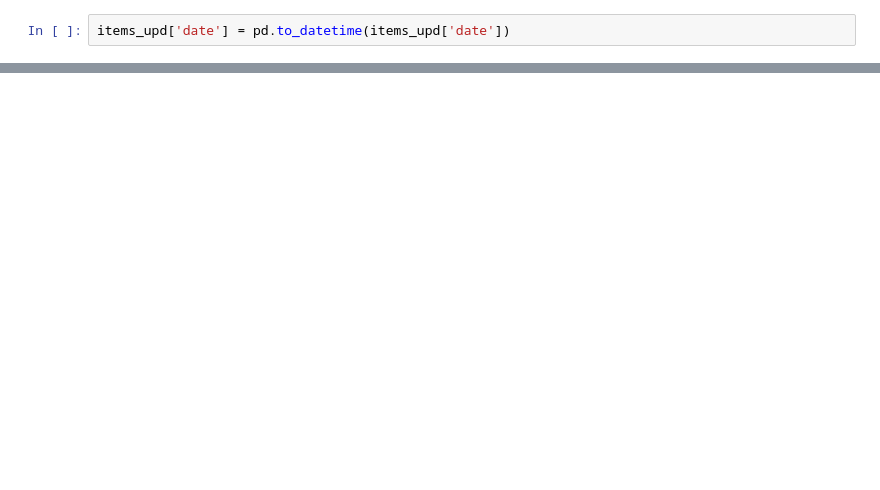
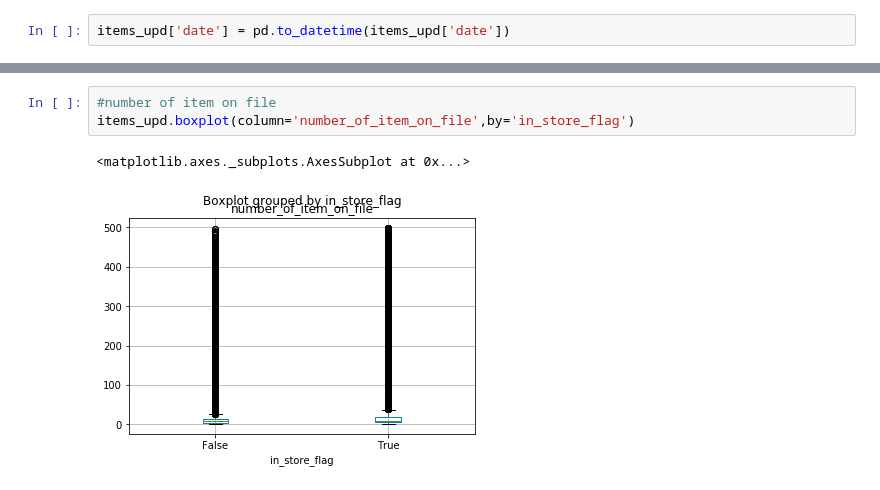
Before and after one commit to sivanand5693/Store-Items, a Jupyter notebook: EDA.ipynb, the cells around one changed output, grey strips where cells are left out. Drawn from its saved outputs; the diff is of its cells as text; blank space fills up the shorter version.

```diff
--- a/EDA.ipynb
+++ b/EDA.ipynb
@@ -356,3 +354,9 @@ items_upd
 | 2 | 1052 | 555089121 | 2020-11-12 | 11 | 1 | 10.633334 | ... |
 | 3 | 3317 | 565914006 | 2020-11-18 | 16 | 5 | 23.283333 | ... |
 | 4 | 2465 | 563007859 | 2020-11-19 | 14 | 2 | 4.216667 | ... |
+# %%
+#number of item on file
+items_upd.boxplot(column='number_of_item_on_file',by='in_store_flag')
+# %% [output]
+<matplotlib.axes._subplots.AxesSubplot at 0x...>
+[figure, added]
```
Also changed, not shown: parts of 15 cells of this notebook, 1 other file.
